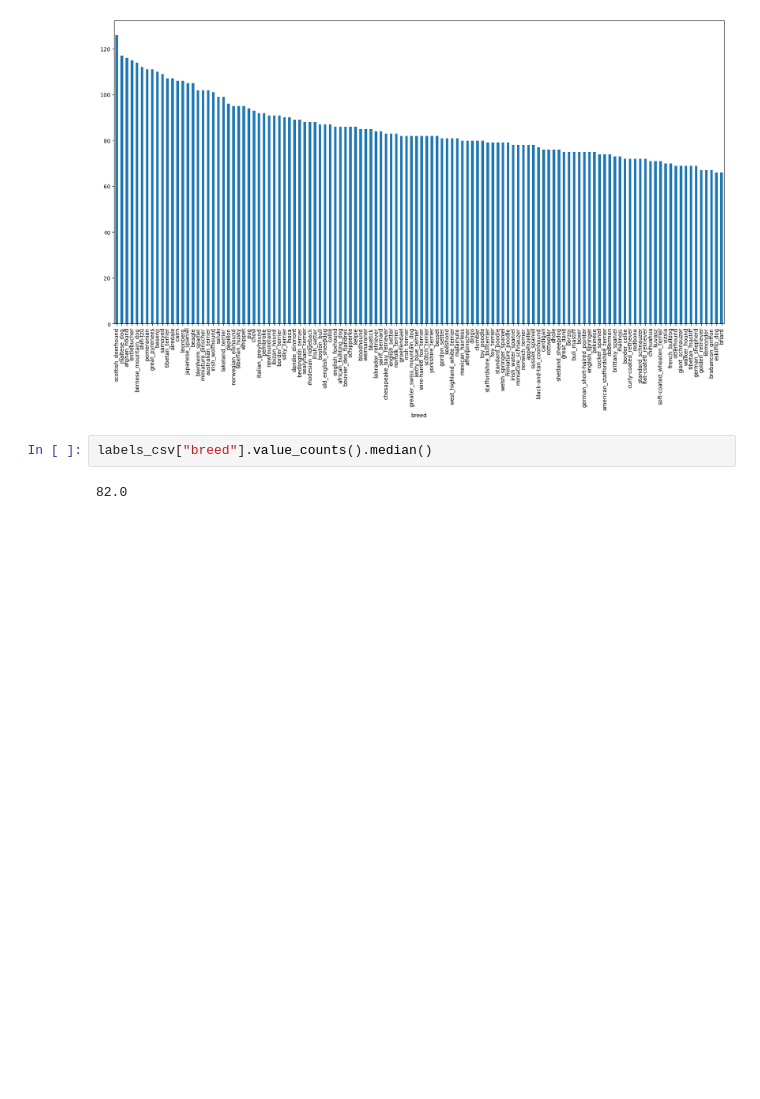
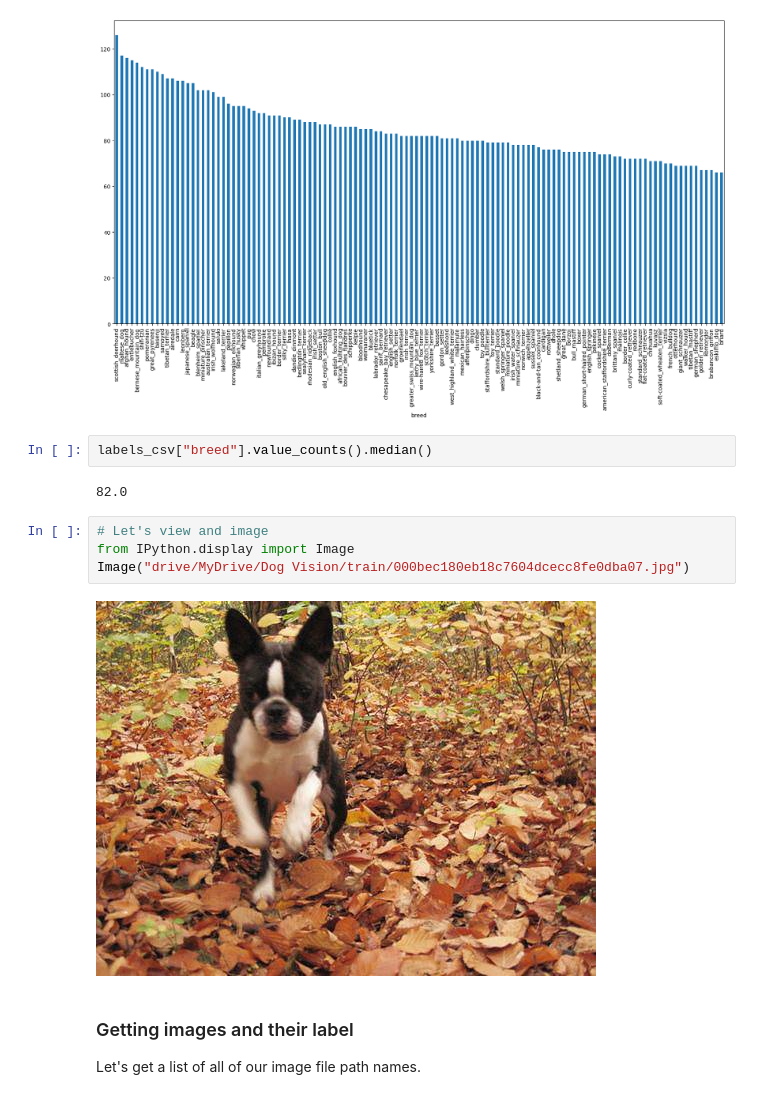
Before and after one commit to Pandagan-85/ZTM-Machine-learning, a Jupyter notebook: end_to_end_dog_vision.ipynb, the cells around one changed output. Drawn from its saved outputs; the diff is of its cells as text; blank space fills up the shorter version.

```diff
--- a/end_to_end_dog_vision.ipynb
+++ b/end_to_end_dog_vision.ipynb
@@ -98,3 +98,12 @@ labels_csv["breed"].value_counts().plot.bar(figsize=(20, 10));
 labels_csv["breed"].value_counts().median()
 # %% [output]
 82.0
+# %%
+# Let's view and image
+from IPython.display import Image
+Image("drive/MyDrive/Dog Vision/train/000bec180eb18c7604dcecc8fe0dba07.jpg")
+# %% [output]
+[figure, added]
+# %% [markdown]
+### Getting images and their label
+Let's get a list of all of our image file path names.
```
Also changed, not shown: parts of 16 cells of this notebook.
